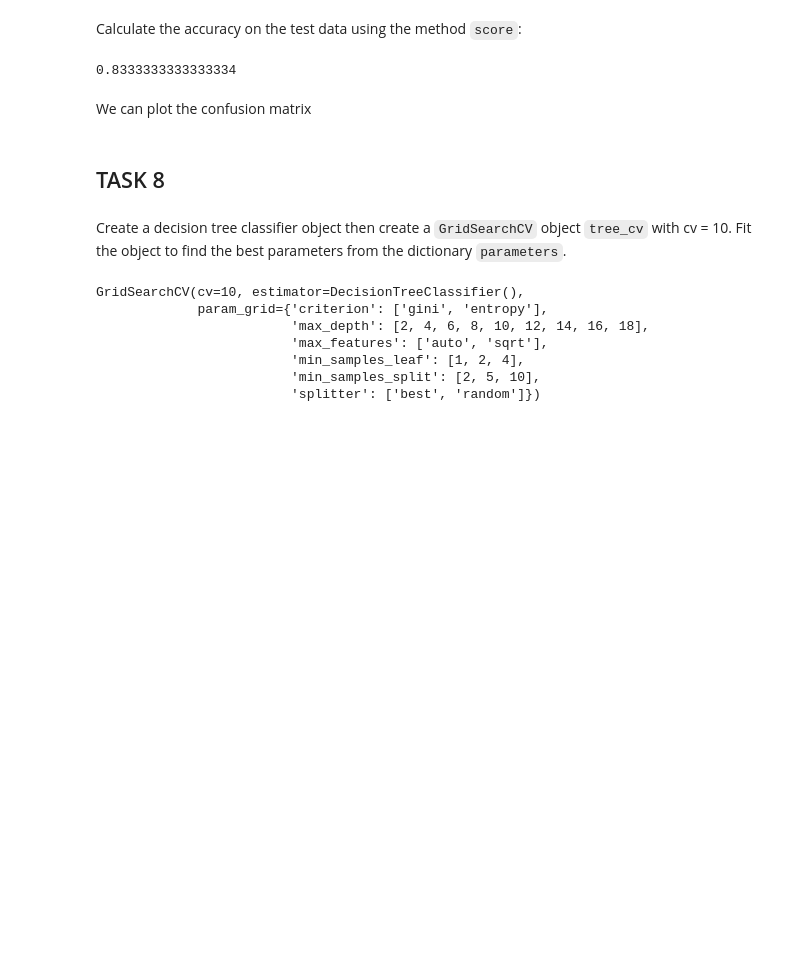
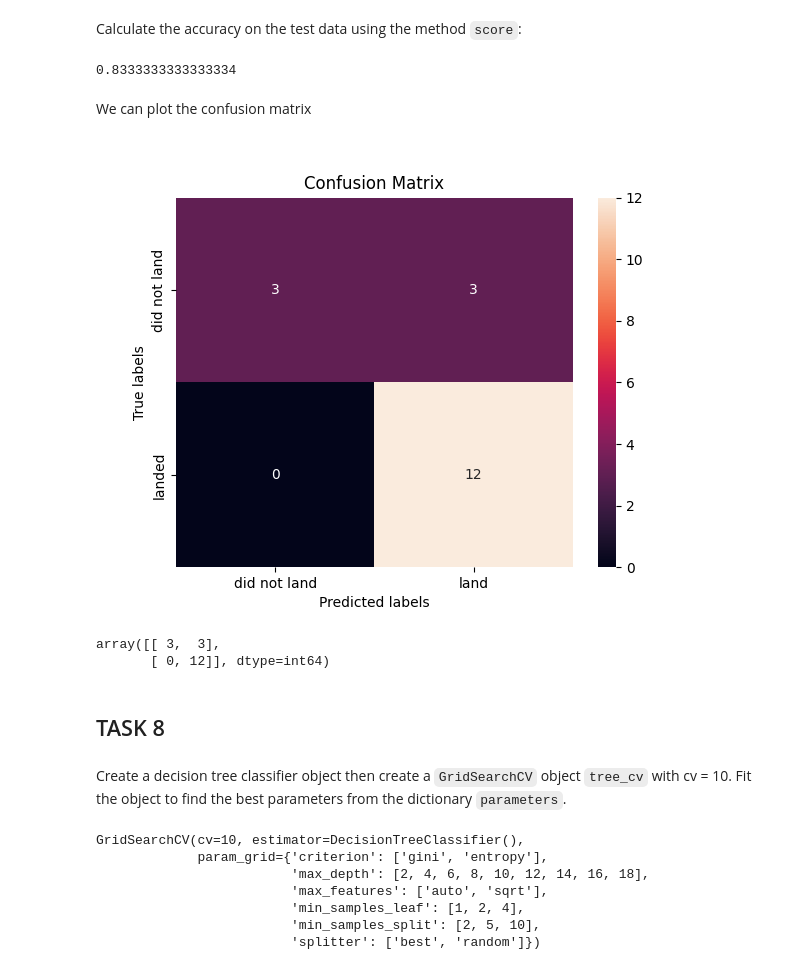
Before and after one commit to kimhos/testrepo, a Jupyter notebook: module_4_SpaceX_Machine_Learning_Prediction_Part_5.jupyterlite.ipynb, the cells around one changed output. Drawn from its saved outputs; the diff is of its cells as text; code cells hidden in the pictures; blank space fills up the shorter version.

```diff
--- a/module_4_SpaceX_Machine_Learning_Prediction_Part_5.jupyterlite.ipynb
+++ b/module_4_SpaceX_Machine_Learning_Prediction_Part_5.jupyterlite.ipynb
@@ -254,6 +265,13 @@ We can plot the confusion matrix
 # %%
 yhat=svm_cv.predict(X_test)
 plot_confusion_matrix(Y_test,yhat)
+
+cm = confusion_matrix(Y_test, yhat)
+cm
+# %% [output]
+[figure, added]
+array([[ 3,  3],
+       [ 0, 12]], dtype=int64)
 # %% [markdown]
 ## TASK  8
 # %% [markdown]
```
Also changed, not shown: parts of 12 cells of this notebook.
